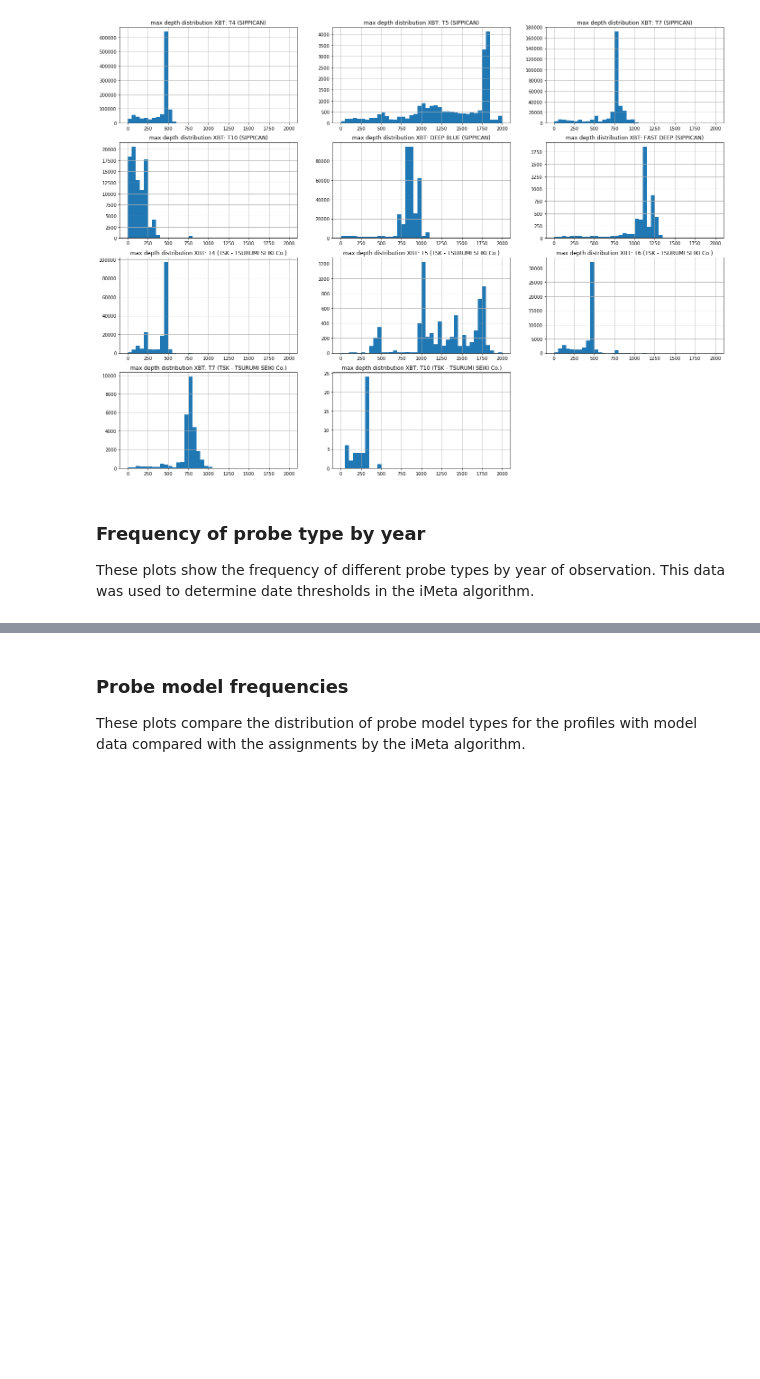
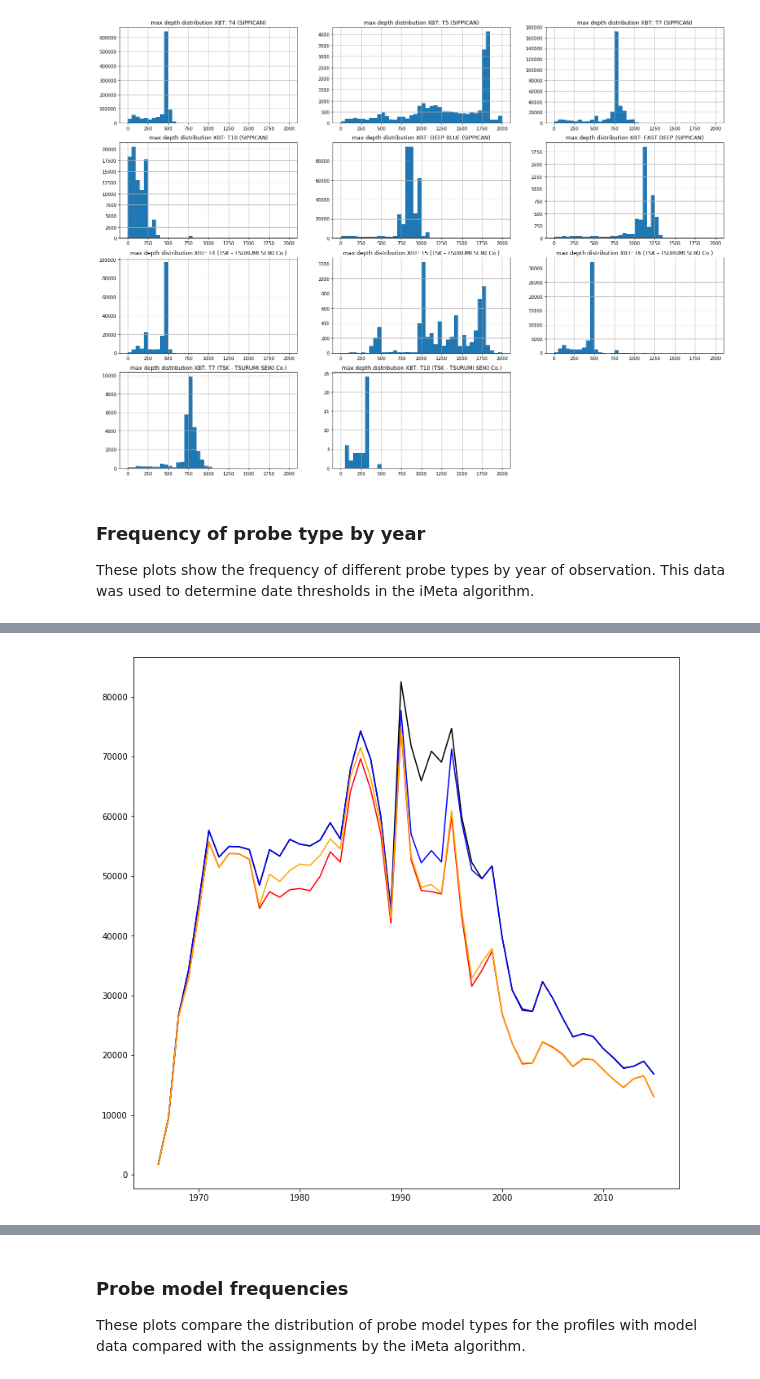
Before and after one commit to MetOffice/XBTs_classification, a Jupyter notebook: classification/imeta_demo.ipynb, the cells around one changed output, grey strips where cells are left out. Drawn from its saved outputs; the diff is of its cells as text; code cells hidden in the pictures; blank space fills up the shorter version.

```diff
--- a/classification/imeta_demo.ipynb
+++ b/classification/imeta_demo.ipynb
@@ -119,0 +131,13 @@ The following plots show the accuracy of the iMeta algorihtm for observations wi
+# %%
+imeta_correct = [sum(actual_classes[xbt_labelled['year'] == year1] == imeta_classes[xbt_labelled['year'] == year1]) for year1 in range(*DATA_YEAR_RANGE)]
+# %%
+probe_type_correct = [sum(xbt_labelled['model'][xbt_labelled['year'] == year1] == imeta_model[xbt_labelled['year'] == year1]) for year1 in range(*DATA_YEAR_RANGE)]
+# %%
+fig_num_profiles_classify = matplotlib.pyplot.figure('num_profiles_classify', figsize=(12,12))
+ax_precision = fig_num_profiles_classify.add_subplot(111)
+_ = ax_precision.plot(xbt_full_dataset['year'].value_counts(sort=False).index, xbt_full_dataset['year'].value_counts(sort=False).values,color='k')
+_ = ax_precision.plot(xbt_labelled['year'].value_counts(sort=False).index, xbt_labelled['year'].value_counts(sort=False).values,color='b')
+_ = ax_precision.plot(range(*DATA_YEAR_RANGE), imeta_correct, 'r')
+_ = ax_precision.plot(range(*DATA_YEAR_RANGE), probe_type_correct, 'orange')
+# %% [output]
+[figure, added]
```
Also changed, not shown: parts of 17 cells of this notebook.
